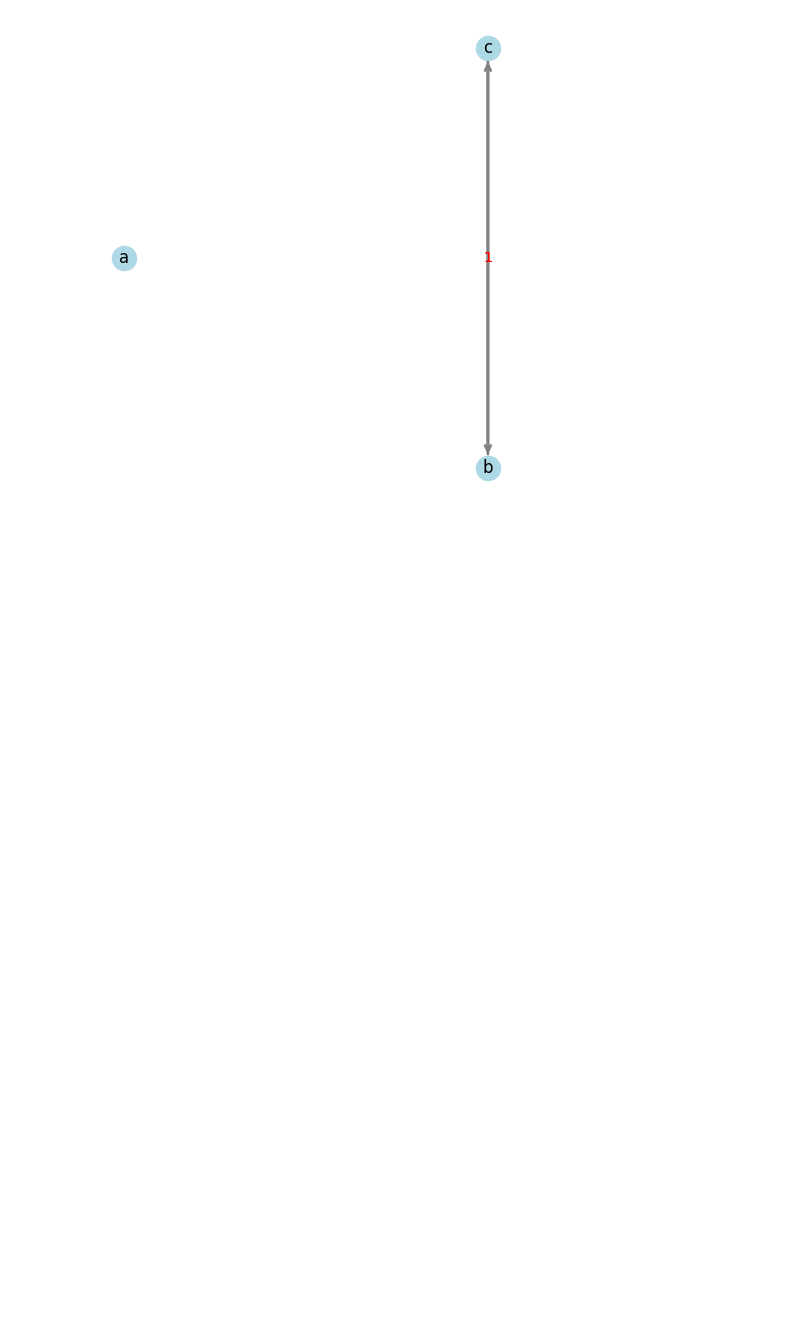
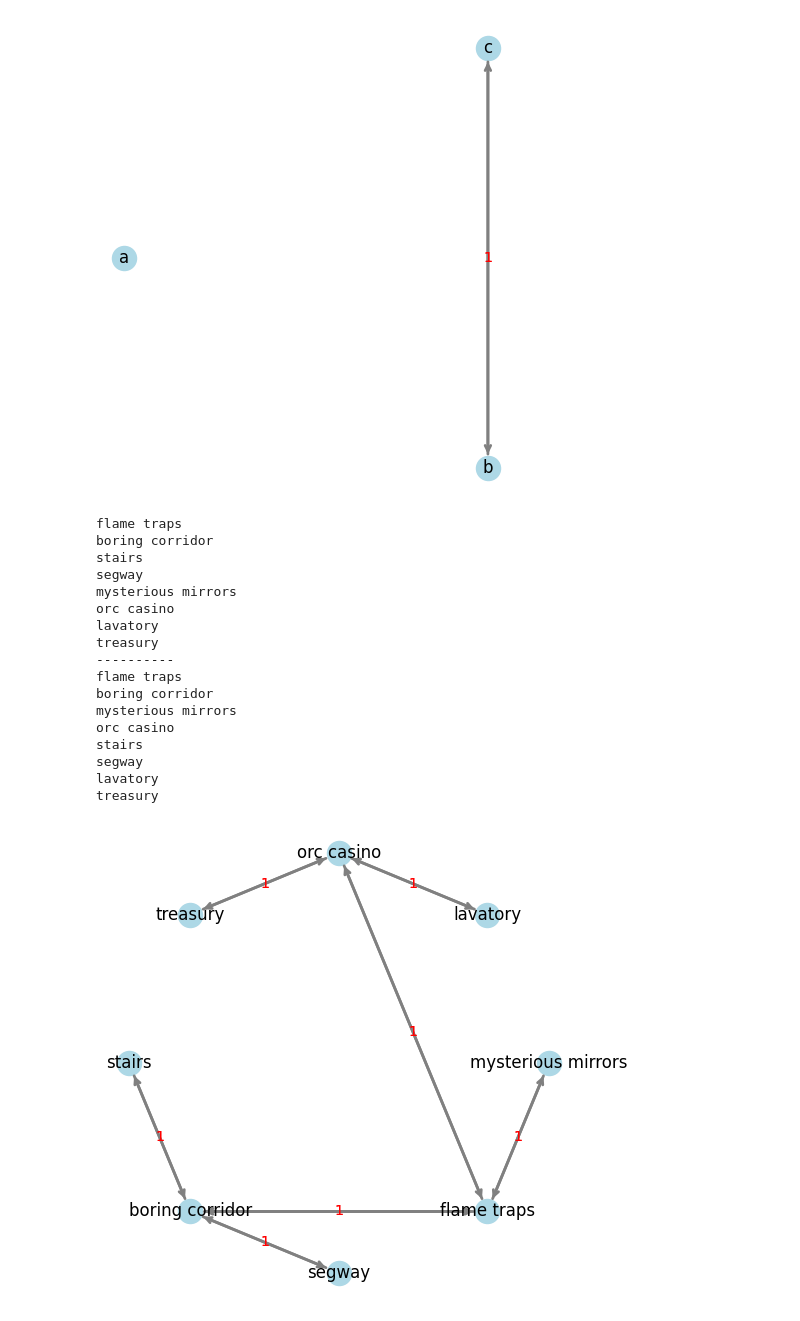
Before and after one commit to SE-6/04_Non-linear_Data_Structures, a Jupyter notebook: 03_Graphs/01_Undirected_Graphs.ipynb, the cells around one changed output. Drawn from its saved outputs; the diff is of its cells as text; code cells hidden in the pictures; blank space fills up the shorter version.

Commit message:
graphs traversal

```diff
--- a/03_Graphs/01_Undirected_Graphs.ipynb
+++ b/03_Graphs/01_Undirected_Graphs.ipynb
@@ -46,3 +82,49 @@ draw_graph(ug)
 # %% [output]
 [[0, 0, 0], [0, 0, 1], [0, 1, 0]]
 [figure]
+# %%
+rooms = [
+    "stairs",
+    "boring corridor",
+    "segway",
+    "flame traps",
+    "mysterious mirrors",
+    "lavatory",
+    "orc casino",
+    "treasury",
+]
+
+dungeon = UndirectedGraph(rooms)
+dungeon.add_edge("treasury", "orc casino")
+dungeon.add_edge(rooms[5], rooms[6])
+dungeon.add_edge(rooms[6], rooms[3])
+dungeon.add_edge("boring corridor", "flame traps")
+dungeon.add_edge("boring corridor", "stairs")
+dungeon.add_edge("boring corridor", "segway")
+dungeon.add_edge("mysterious mirrors", "flame traps")
+
+
+dungeon.dfs("flame traps")
+print("----------")
+dungeon.bfs("flame traps")
+
+draw_graph(dungeon)
+# %% [output]
+flame traps
+boring corridor
+stairs
+segway
+mysterious mirrors
+orc casino
+lavatory
+treasury
+----------
+flame traps
+boring corridor
+mysterious mirrors
+orc casino
+stairs
+segway
+lavatory
+treasury
+[figure, added]
```
Also changed, not shown: parts of 1 cell of this notebook.
